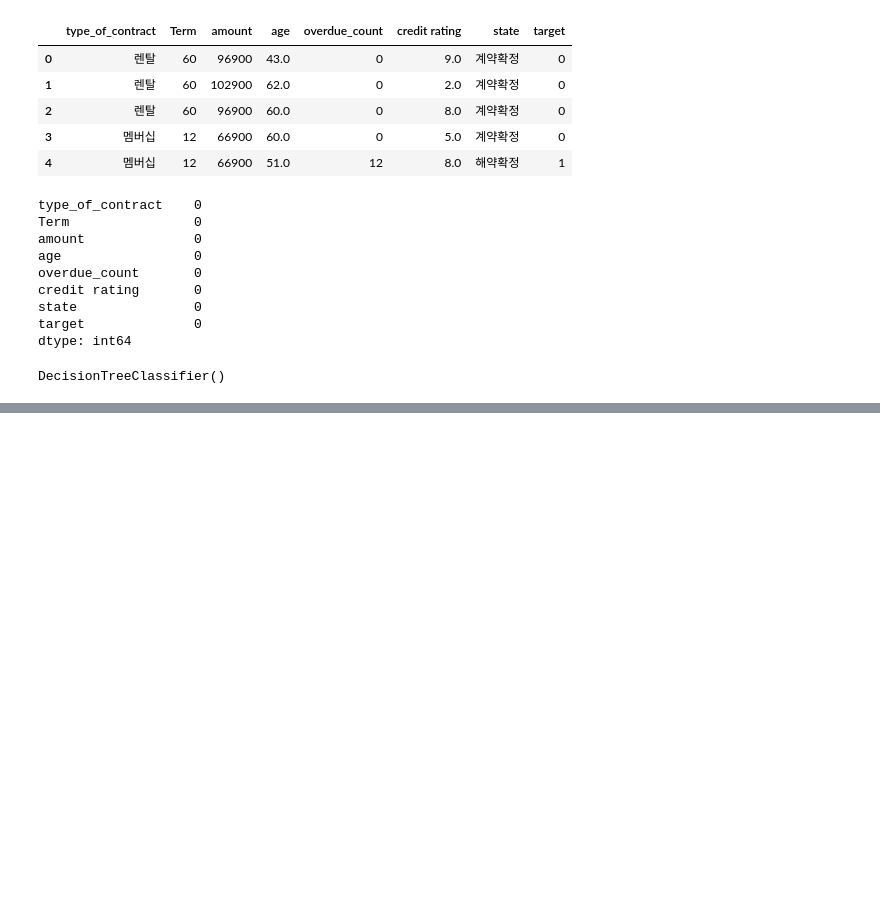
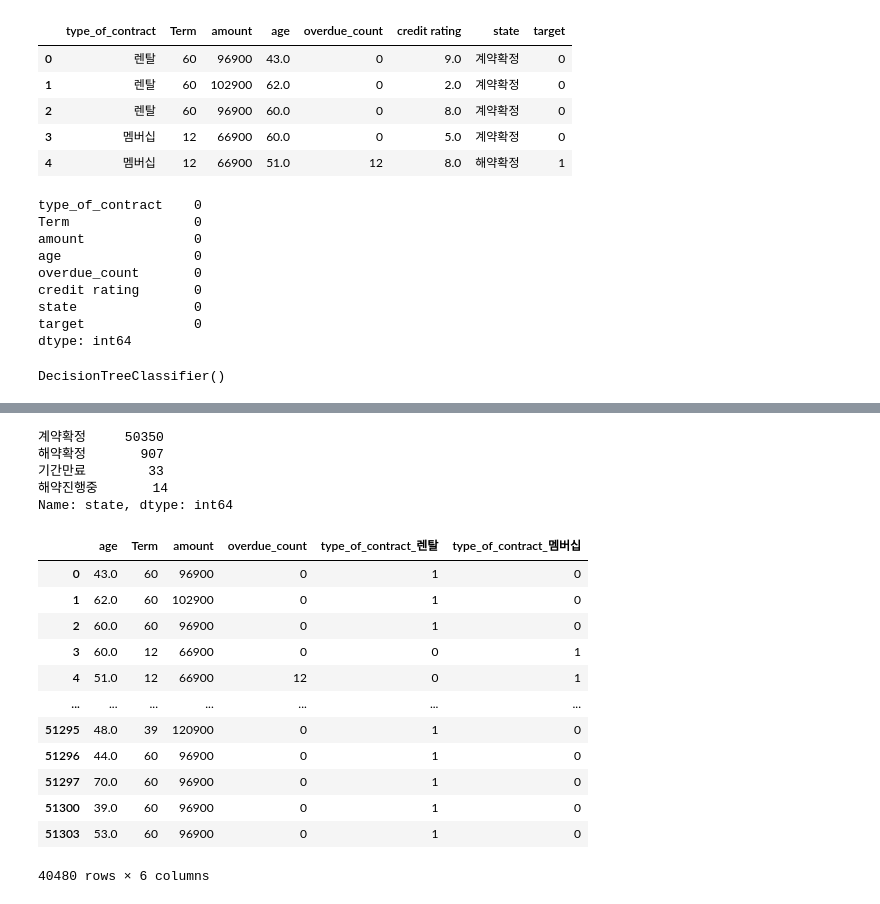
Before and after one commit to lucia88/pandans, a Jupyter notebook: FullWork/Ex02(특성공학).ipynb, the cells around one changed output, grey strips where cells are left out. Saved outputs shown, nothing was run; the diff lists cells and outputs as text; code cells hidden in the pictures; blank space fills up the shorter version.

```diff
--- a/FullWork/Ex02(특성공학).ipynb
+++ b/FullWork/Ex02(특성공학).ipynb
@@ -557,0 +572,3 @@ DecisionTreeClassifier()
+# %%
+df=pd.read_csv("..\SampleData\DataStation\Feature01.csv", encoding='cp949')
+df.head()
@@ -557,0 +582,32 @@ DecisionTreeClassifier()
+# %%
+df['state'].value_counts()
+# %% [output]
+계약확정     50350
+해약확정       907
+기간만료        33
+해약진행중       14
+Name: state, dtype: int64
+# %%
+df['target']=df['state'].replace({'계약확정':0, '기간만료':0,
+                                      '해약확정':1, '해약진행중':1})
+# %%
+cross_df=df.dropna()
+# %%
+X=pd.get_dummies(cross_df[['age', 'Term', 'type_of_contract', 'amount', 'overdue_count']])    # One-hot Encoding
+Y=cross_df[['target']]
+# %%
+X
+# %% [output]
+|  | age | Term | amount | overdue_count | type_of_contract_렌탈 | type_of_contract_멤버십 |
+| 0 | 43.0 | 60 | 96900 | 0 | 1 | 0 |
+| 1 | 62.0 | 60 | 102900 | 0 | 1 | 0 |
+| 2 | 60.0 | 60 | 96900 | 0 | 1 | 0 |
+| 3 | 60.0 | 12 | 66900 | 0 | 0 | 1 |
+| 4 | 51.0 | 12 | 66900 | 12 | 0 | 1 |
+| ... | ... | ... | ... | ... | ... | ... |
+| 51295 | 48.0 | 39 | 120900 | 0 | 1 | 0 |
+| 51296 | 44.0 | 60 | 96900 | 0 | 1 | 0 |
+| 51297 | 70.0 | 60 | 96900 | 0 | 1 | 0 |
+| 51300 | 39.0 | 60 | 96900 | 0 | 1 | 0 |
+| 51303 | 53.0 | 60 | 96900 | 0 | 1 | 0 |
+40480 rows × 6 columns
```
Also changed, not shown: parts of 70 cells of this notebook, 1 other file.
